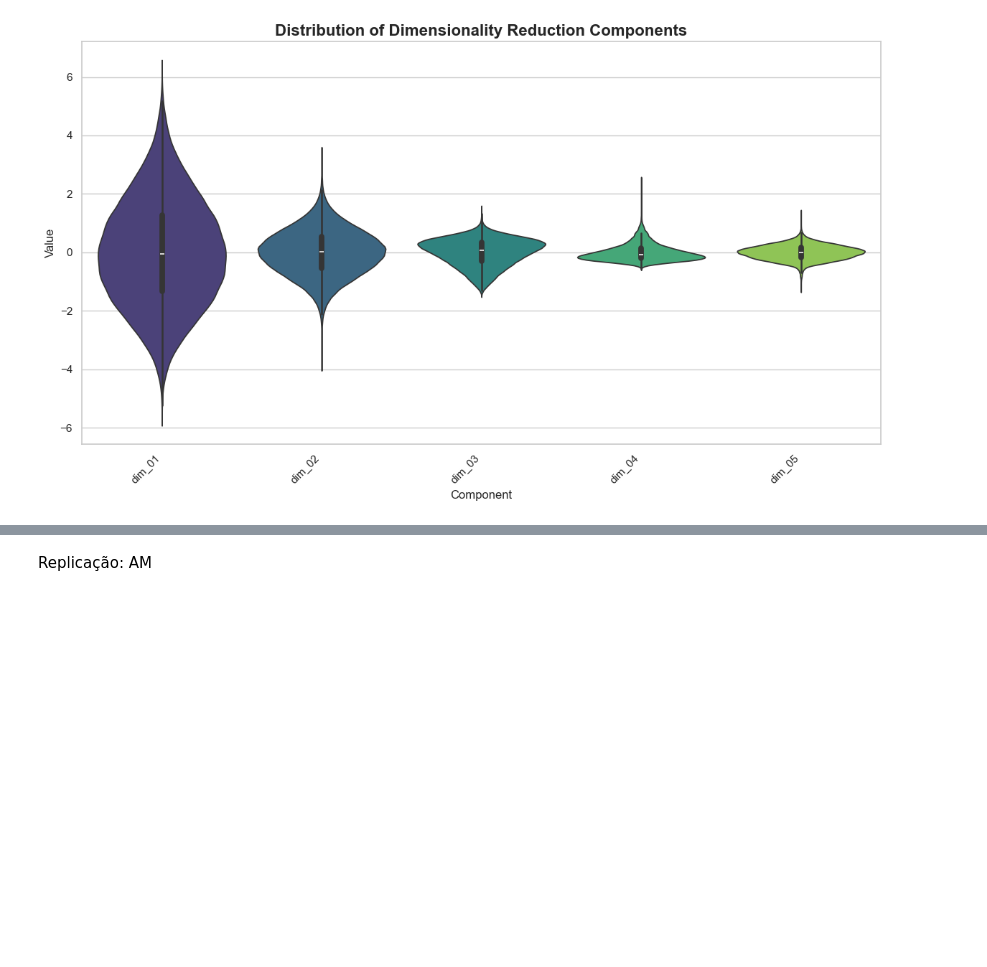
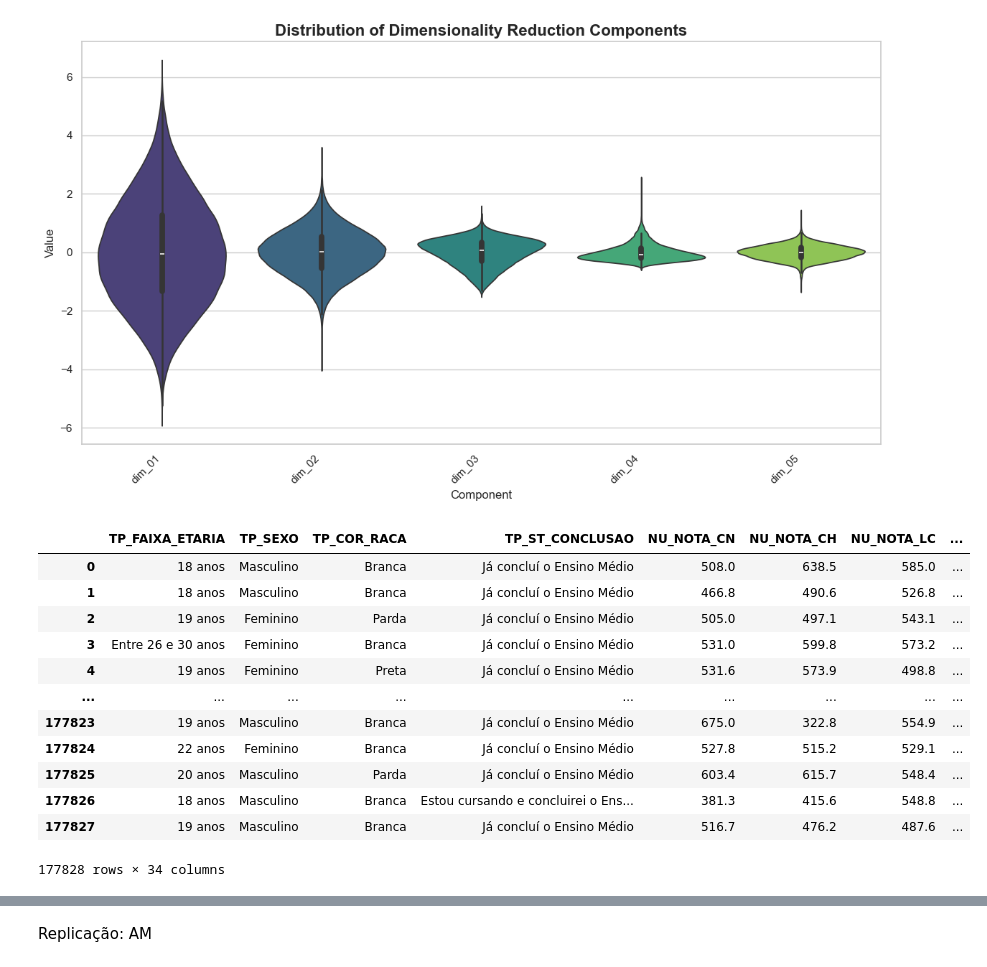
Before and after one commit to jaretwaters/ufg, a Jupyter notebook: notebooks/2_redução_dimensionalidade.ipynb, the cells around one changed output, grey strips where cells are left out. Drawn from its saved outputs; the diff is of its cells as text; code cells hidden in the pictures; blank space fills up the shorter version.

```diff
--- a/notebooks/2_redução_dimensionalidade.ipynb
+++ b/notebooks/2_redução_dimensionalidade.ipynb
@@ -117,3 +111,19 @@ dr.plot_components_violin()
 t["CO_MUNICIPIO_PROVA"] = df_full["CO_MUNICIPIO_PROVA"]
 # %%
 t.to_csv('C:/Users/jaret/OneDrive/Documents/UFG/TCC/ENEM - final/data/MICRODADOS_RJ_rd_2023.csv', index=False)
+# %%
+df
+# %% [output]
+|  | TP_FAIXA_ETARIA | TP_SEXO | TP_COR_RACA | TP_ST_CONCLUSAO | NU_NOTA_CN | NU_NOTA_CH | NU_NOTA_LC | ... |
+| 0 | 18 anos | Masculino | Branca | Já concluí o Ensino Médio | 508.0 | 638.5 | 585.0 | ... |
+| 1 | 18 anos | Masculino | Branca | Já concluí o Ensino Médio | 466.8 | 490.6 | 526.8 | ... |
+| 2 | 19 anos | Feminino | Parda | Já concluí o Ensino Médio | 505.0 | 497.1 | 543.1 | ... |
+| 3 | Entre 26 e 30 anos | Feminino | Branca | Já concluí o Ensino Médio | 531.0 | 599.8 | 573.2 | ... |
+| 4 | 19 anos | Feminino | Preta | Já concluí o Ensino Médio | 531.6 | 573.9 | 498.8 | ... |
+| ... | ... | ... | ... | ... | ... | ... | ... | ... |
+| 177823 | 19 anos | Masculino | Branca | Já concluí o Ensino Médio | 675.0 | 322.8 | 554.9 | ... |
+| 177824 | 22 anos | Feminino | Branca | Já concluí o Ensino Médio | 527.8 | 515.2 | 529.1 | ... |
+| 177825 | 20 anos | Masculino | Parda | Já concluí o Ensino Médio | 603.4 | 615.7 | 548.4 | ... |
+| 177826 | 18 anos | Masculino | Branca | Estou cursando e concluirei o Ens... | 381.3 | 415.6 | 548.8 | ... |
+| 177827 | 19 anos | Masculino | Branca | Já concluí o Ensino Médio | 516.7 | 476.2 | 487.6 | ... |
+177828 rows × 34 columns
```
Also changed, not shown: parts of 3 cells of this notebook, 15 other files.
